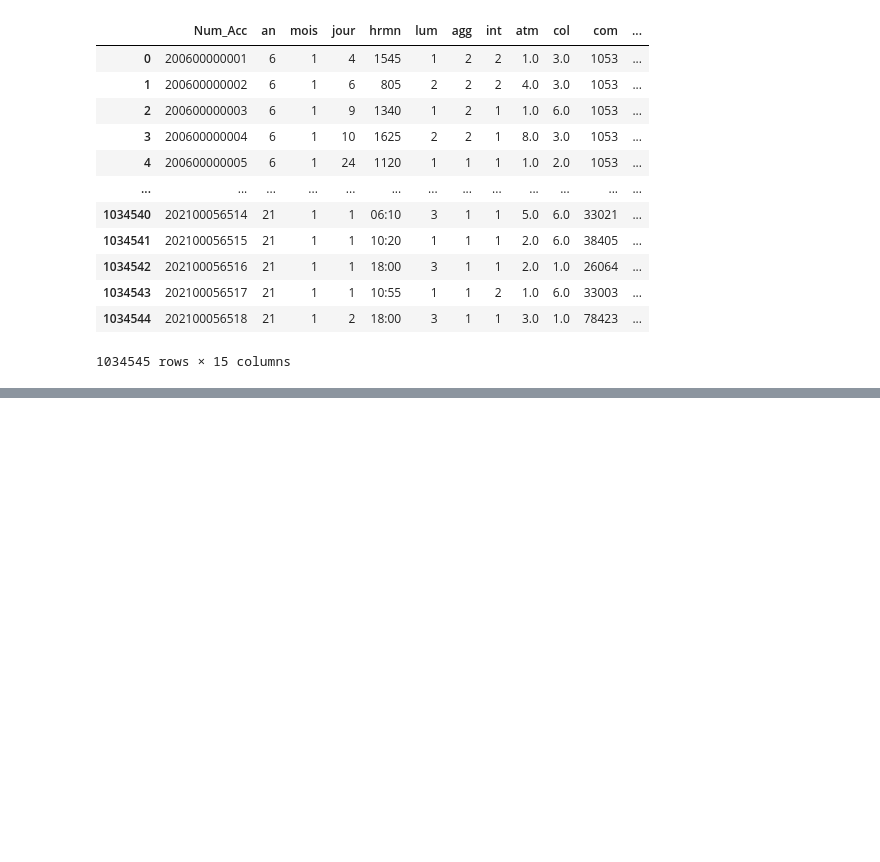
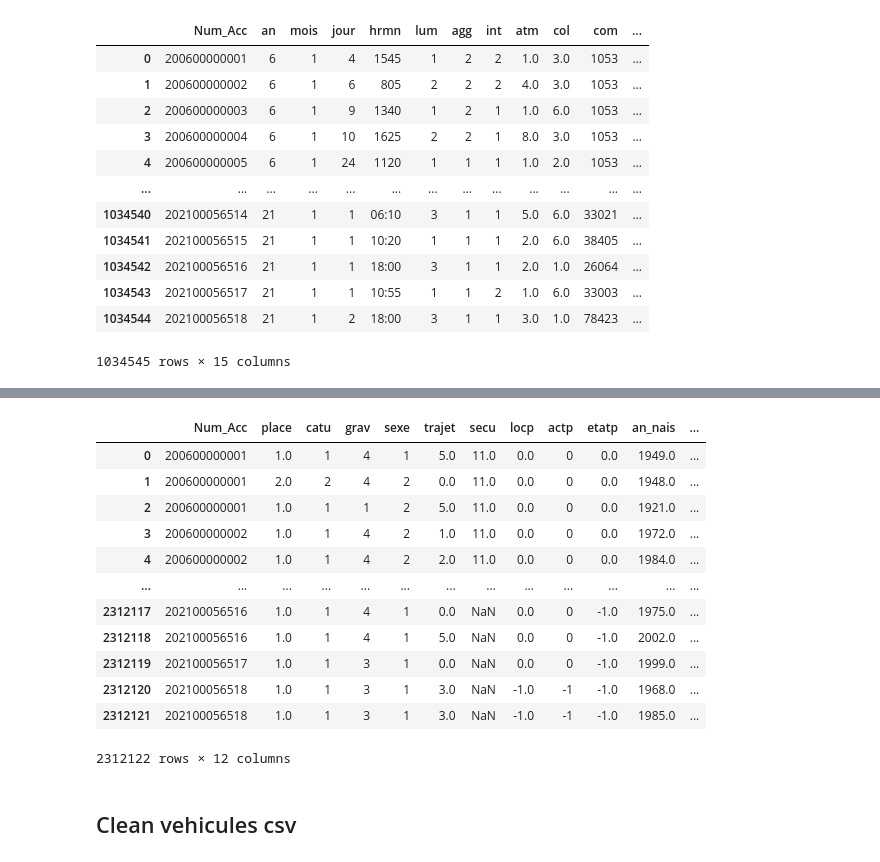
Before and after one commit to itasli/accidents-circulation-routiere, a Jupyter notebook: csv_clean.ipynb, the cells around one changed output, grey strips where cells are left out. Saved outputs shown, nothing was run; the diff lists cells and outputs as text; code cells hidden in the pictures; blank space fills up the shorter version.

```diff
--- a/csv_clean.ipynb
+++ b/csv_clean.ipynb
@@ -75,0 +118,43 @@ df
+# %%
+for i in range(2006,2022):
+    if i >= 2019:
+        delimiter = ";"
+    else:
+        delimiter = ","
+
+    df = pd.read_csv(f'./accidents/usagers_{i}.csv', delimiter=delimiter)
+
+    if i>=2019:
+        # drop id_vehicule
+        df.drop('id_vehicule', axis=1, inplace=True)
+
+        #drop secu1, secu2, secu3
+        df.drop(['secu1', 'secu2', 'secu3'], axis=1, inplace=True)
+
+        #add secu column
+        df['secu'] = np.nan
+
+    #reorder columns : Num_Acc,place,catu,grav,sexe,trajet,secu,locp,actp,etatp,an_nais,num_veh
+    df = df[['Num_Acc', 'place', 'catu', 'grav', 'sexe', 'trajet', 'secu', 'locp', 'actp', 'etatp', 'an_nais', 'num_veh']]
+
+    df.to_csv(f'./accidents2/usagers_{i}.csv', index=False)
+# %%
+# open all csv in accidents2 folder and concat them
+df = pd.concat([pd.read_csv(f'./accidents2/usagers_{i}.csv') for i in range(2006,2022)], ignore_index=True)
+df
+# %% [output]
+|  | Num_Acc | place | catu | grav | sexe | trajet | secu | locp | actp | etatp | an_nais | ... |
+| 0 | 200600000001 | 1.0 | 1 | 4 | 1 | 5.0 | 11.0 | 0.0 | 0 | 0.0 | 1949.0 | ... |
+| 1 | 200600000001 | 2.0 | 2 | 4 | 2 | 0.0 | 11.0 | 0.0 | 0 | 0.0 | 1948.0 | ... |
+| 2 | 200600000001 | 1.0 | 1 | 1 | 2 | 5.0 | 11.0 | 0.0 | 0 | 0.0 | 1921.0 | ... |
+| 3 | 200600000002 | 1.0 | 1 | 4 | 2 | 1.0 | 11.0 | 0.0 | 0 | 0.0 | 1972.0 | ... |
+| 4 | 200600000002 | 1.0 | 1 | 4 | 2 | 2.0 | 11.0 | 0.0 | 0 | 0.0 | 1984.0 | ... |
+| ... | ... | ... | ... | ... | ... | ... | ... | ... | ... | ... | ... | ... |
+| 2312117 | 202100056516 | 1.0 | 1 | 4 | 1 | 0.0 | NaN | 0.0 | 0 | -1.0 | 1975.0 | ... |
+| 2312118 | 202100056516 | 1.0 | 1 | 4 | 1 | 5.0 | NaN | 0.0 | 0 | -1.0 | 2002.0 | ... |
+| 2312119 | 202100056517 | 1.0 | 1 | 3 | 1 | 0.0 | NaN | 0.0 | 0 | -1.0 | 1999.0 | ... |
+| 2312120 | 202100056518 | 1.0 | 1 | 3 | 1 | 3.0 | NaN | -1.0 | -1 | -1.0 | 1968.0 | ... |
+| 2312121 | 202100056518 | 1.0 | 1 | 3 | 1 | 3.0 | NaN | -1.0 | -1 | -1.0 | 1985.0 | ... |
+2312122 rows × 12 columns
+# %% [markdown]
+## Clean vehicules csv
```
Also changed, not shown: parts of 6 cells of this notebook.
